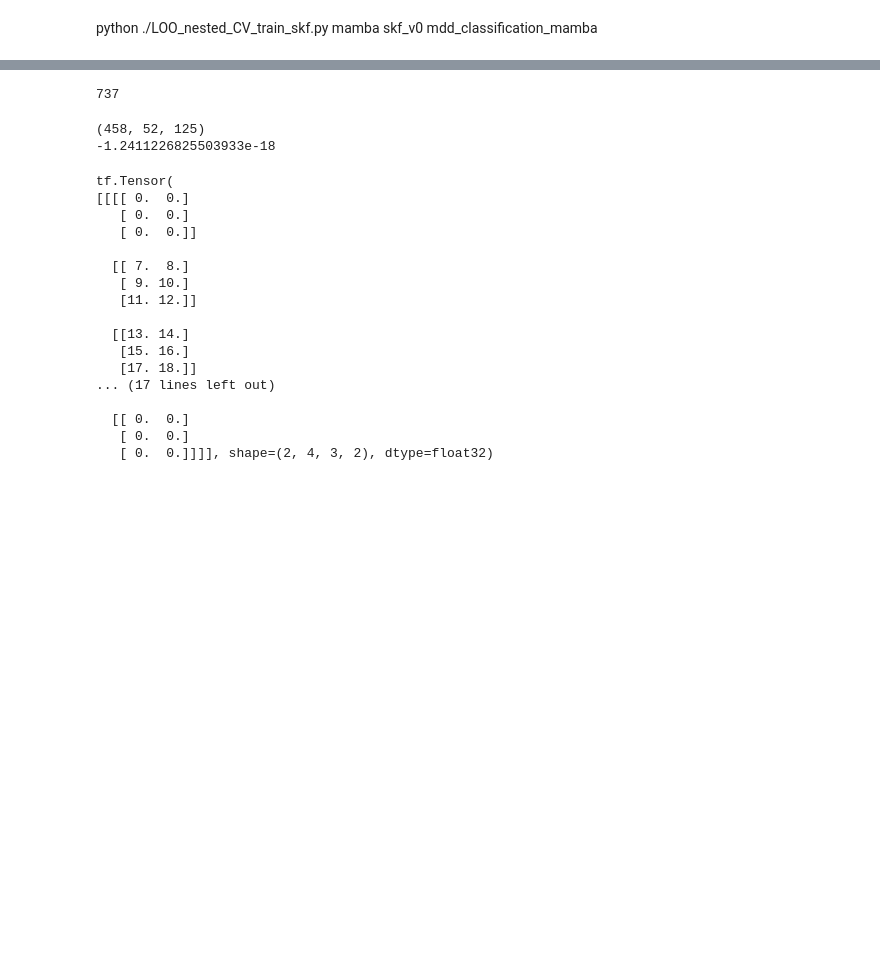
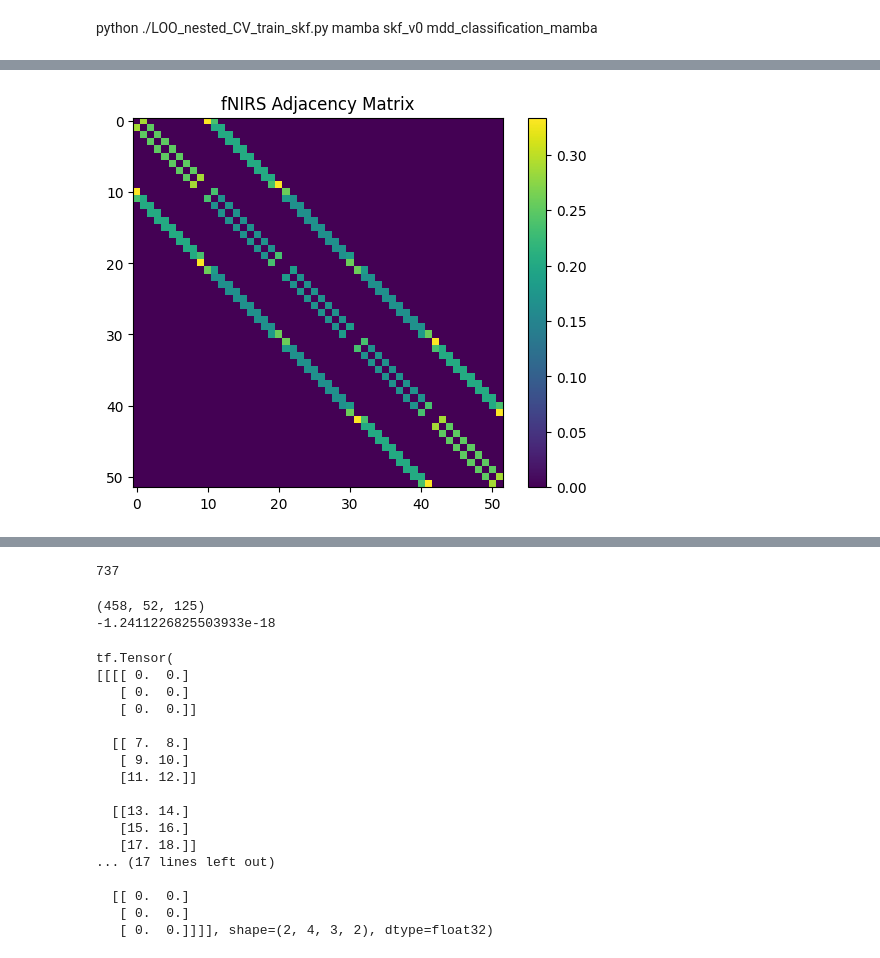
Before and after one commit to jinyuanwong/fnirs-treatment-response-prediction, a Jupyter notebook: playground.ipynb, the cells around one changed output, grey strips where cells are left out. Cells and saved outputs as stored; diff of their text form; code cells hidden in the pictures; blank space fills up the shorter version.

```diff
--- a/playground.ipynb
+++ b/playground.ipynb
@@ -18,0 +21,17 @@ import os
+# %%
+import tensorflow as tf
+
+# Define the adjacency matrix and input features
+dm_1 = np.zeros((1, 52))
+dm_1[0, 1] = 1
+dm_1[0, 2] = 1
+dm1 = tf.convert_to_tensor(dm_1, dtype=tf.float32)
+adj = tf.ones((51, 52))
+adj = tf.concat([dm1, adj], axis=0)
+inputs_features = tf.ones((10, 52, 125))
+
+# Perform matrix multiplication
+result = tf.linalg.matmul(adj, inputs_features)
+
+# Print the result shape
+print("Result shape:", result.shape)
@@ -18,0 +52,5 @@ import os
+# %%
+# a = generate_fnirs_adj()
+# a = a.toarray()
+tf_matrix = generate_fnirs_adj_tf()
+tf_matrix
@@ -18,0 +66,17 @@ import os
+# %%
+
+def normalize_adjacency(adj):
+    d = tf.reduce_sum(adj, axis=-1)
+    d_sqrt_inv = tf.pow(d, -0.5)
+    d_sqrt_inv = tf.where(tf.math.is_inf(d_sqrt_inv), 0., d_sqrt_inv)
+    d_mat_inv_sqrt = tf.linalg.diag(d_sqrt_inv)
+    return tf.matmul(tf.matmul(d_mat_inv_sqrt, adj), d_mat_inv_sqrt)
+
+nor_m = normalize_adjacency(tf_matrix)
+
+plt.imshow(nor_m, cmap='viridis')
+plt.colorbar()
+plt.title('fNIRS Adjacency Matrix')
+plt.show()
+# %% [output]
+[figure, added]
```
Also changed, not shown: parts of 6 cells of this notebook, 41 other files.
